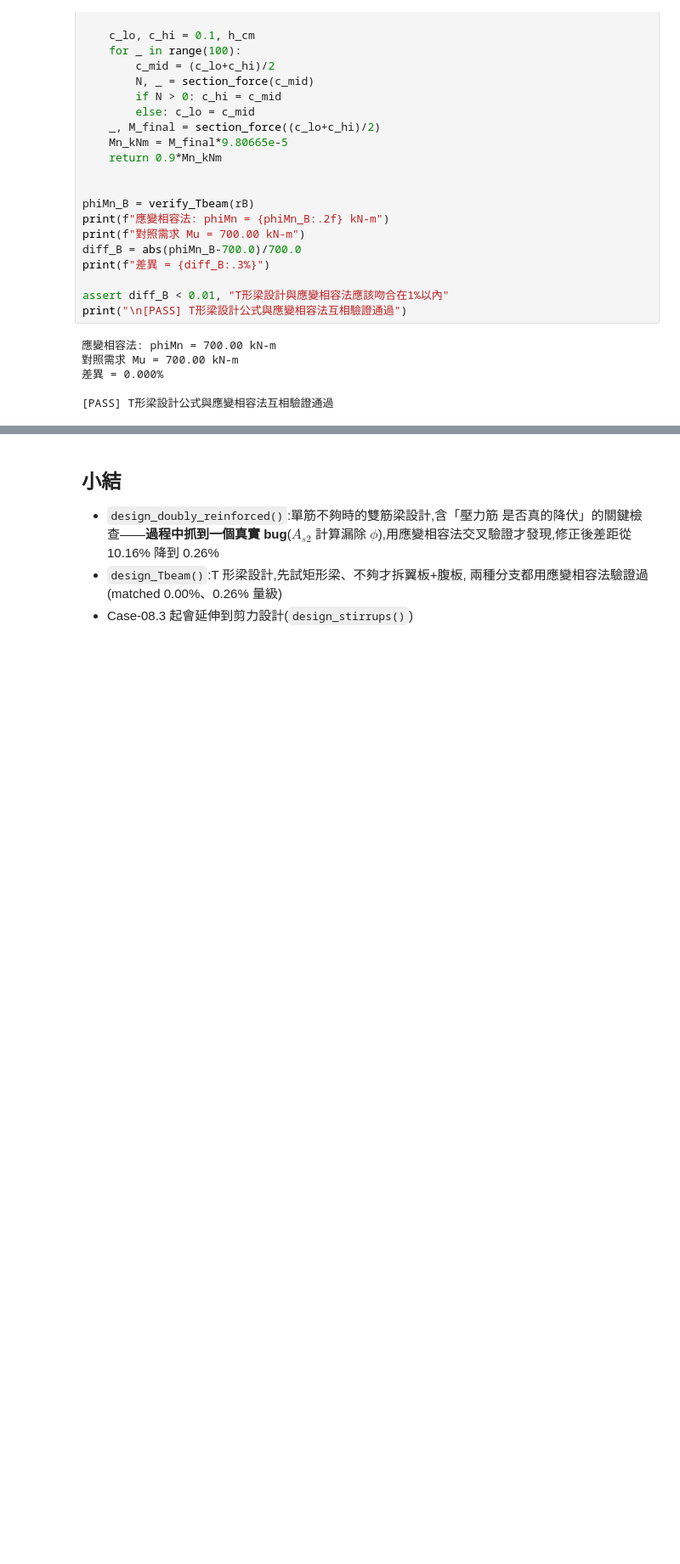
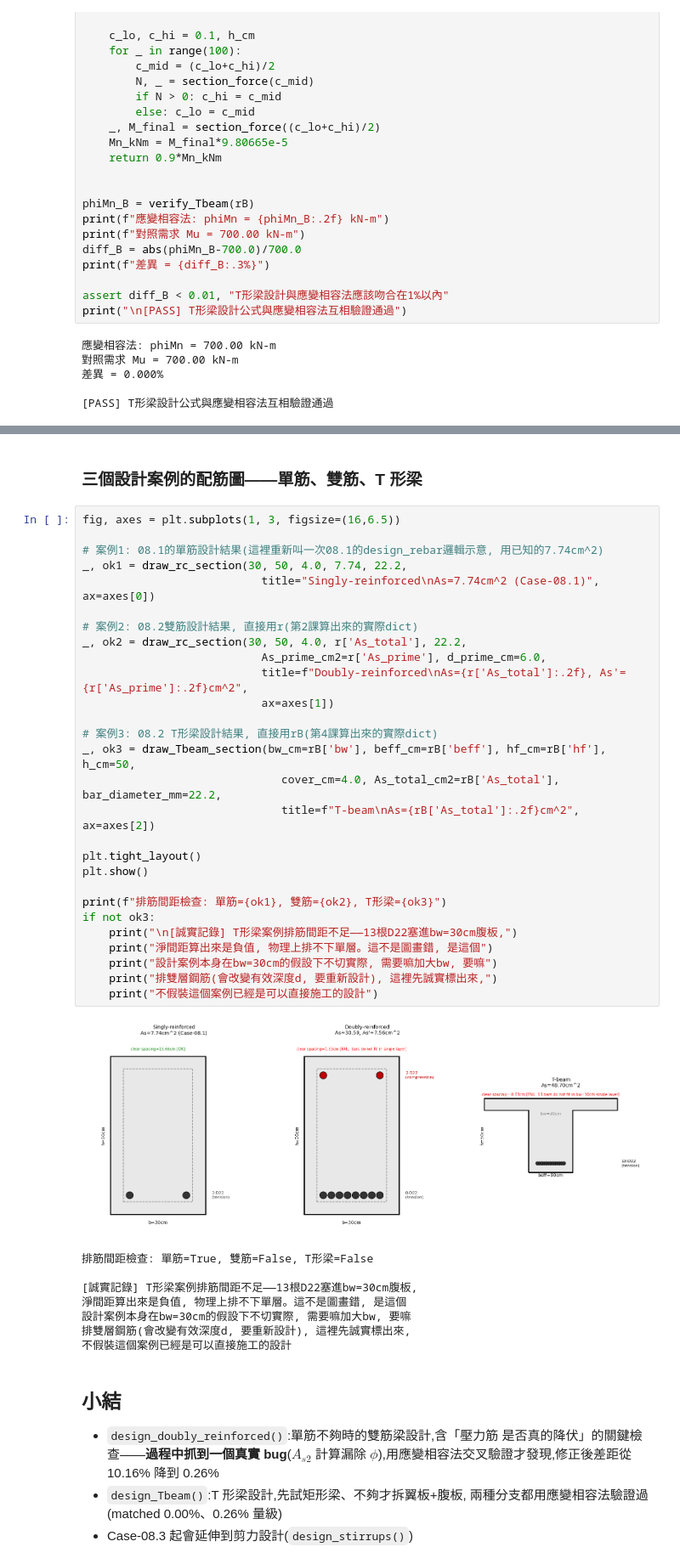
Before and after one commit to zhixiu0223/taiwan-seismic-code-calc, a Jupyter notebook: notebooks/case08_2_doubly_reinforced_Tbeam.ipynb, the cells around one changed output, grey strips where cells are left out. Shown at 85% size. Cells and saved outputs as stored; diff of their text form; blank space fills up the shorter version.

```diff
--- a/notebooks/case08_2_doubly_reinforced_Tbeam.ipynb
+++ b/notebooks/case08_2_doubly_reinforced_Tbeam.ipynb
@@ -297,3 +409,42 @@ print("\n[PASS] T形梁設計公式與應變相容法互相驗證通過")
+# %% [markdown]
+### 三個設計案例的配筋圖——單筋、雙筋、T 形梁
+# %%
+fig, axes = plt.subplots(1, 3, figsize=(16,6.5))
+
+# 案例1: 08.1的單筋設計結果(這裡重新叫一次08.1的design_rebar邏輯示意, 用已知的7.74cm^2)
+_, ok1 = draw_rc_section(30, 50, 4.0, 7.74, 22.2,
+                           title="Singly-reinforced\nAs=7.74cm^2 (Case-08.1)", ax=axes[0])
+
+# 案例2: 08.2雙筋設計結果, 直接用r(第2課算出來的實際dict)
+_, ok2 = draw_rc_section(30, 50, 4.0, r['As_total'], 22.2,
+                           As_prime_cm2=r['As_prime'], d_prime_cm=6.0,
+                           title=f"Doubly-reinforced\nAs={r['As_total']:.2f}, As'={r['As_prime']:.2f}cm^2",
+                           ax=axes[1])
+
+# 案例3: 08.2 T形梁設計結果, 直接用rB(第4課算出來的實際dict)
+_, ok3 = draw_Tbeam_section(bw_cm=rB['bw'], beff_cm=rB['beff'], hf_cm=rB['hf'], h_cm=50,
+                              cover_cm=4.0, As_total_cm2=rB['As_total'], bar_diameter_mm=22.2,
+                              title=f"T-beam\nAs={rB['As_total']:.2f}cm^2", ax=axes[2])
+
+plt.tight_layout()
+plt.show()
+
+print(f"排筋間距檢查: 單筋={ok1}, 雙筋={ok2}, T形梁={ok3}")
+if not ok3:
+    print("\n[誠實記錄] T形梁案例排筋間距不足——13根D22塞進bw=30cm腹板,")
+    print("淨間距算出來是負值, 物理上排不下單層。這不是圖畫錯, 是這個")
+    print("設計案例本身在bw=30cm的假設下不切實際, 需要嘛加大bw, 要嘛")
+    print("排雙層鋼筋(會改變有效深度d, 要重新設計), 這裡先誠實標出來,")
+    print("不假裝這個案例已經是可以直接施工的設計")
+# %% [output]
+[figure, added]
+排筋間距檢查: 單筋=True, 雙筋=False, T形梁=False
+
+[誠實記錄] T形梁案例排筋間距不足——13根D22塞進bw=30cm腹板,
+淨間距算出來是負值, 物理上排不下單層。這不是圖畫錯, 是這個
+設計案例本身在bw=30cm的假設下不切實際, 需要嘛加大bw, 要嘛
+排雙層鋼筋(會改變有效深度d, 要重新設計), 這裡先誠實標出來,
+不假裝這個案例已經是可以直接施工的設計
 # %% [markdown]
 ## 小結
 
```
Also changed, not shown: parts of 5 cells of this notebook, 1 other file.
